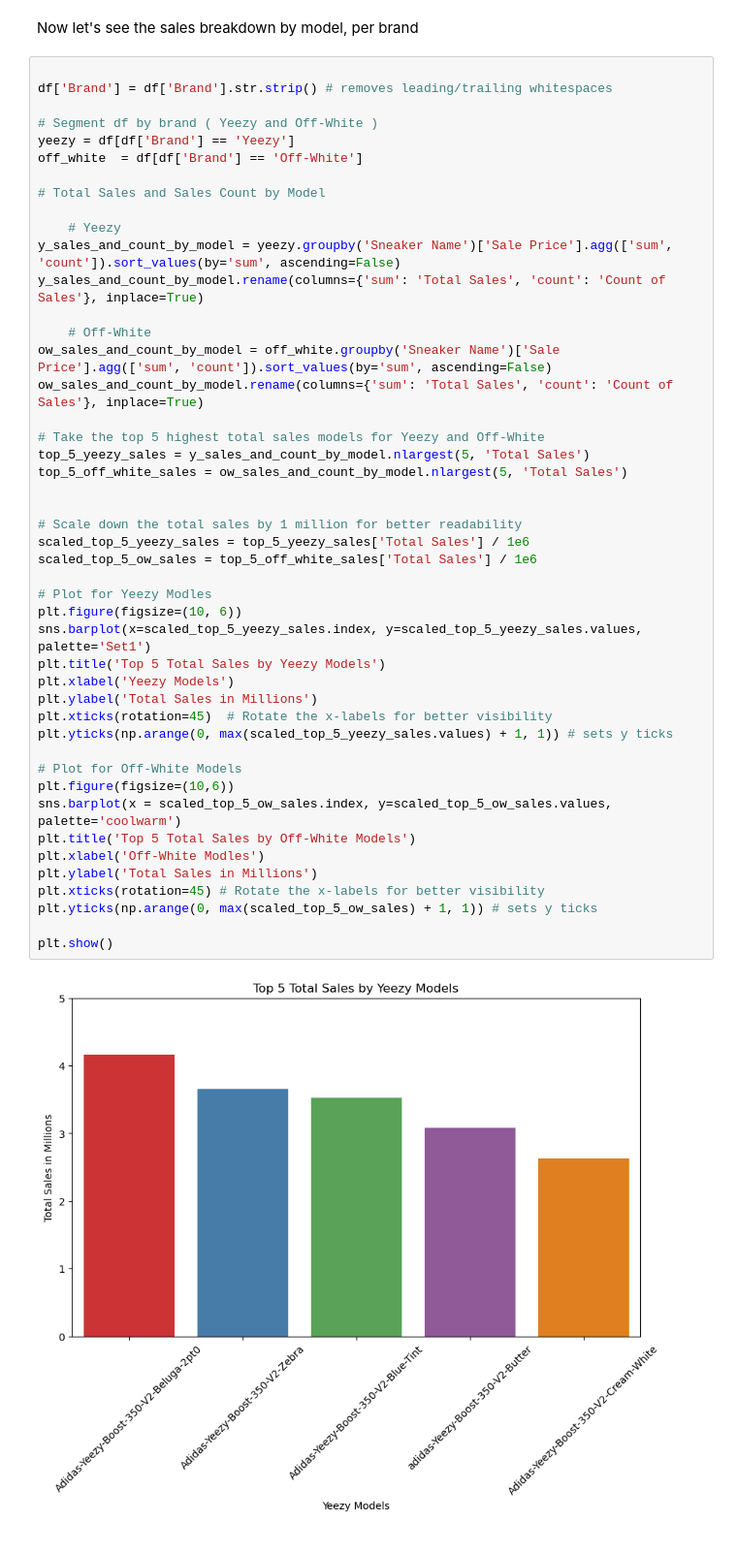
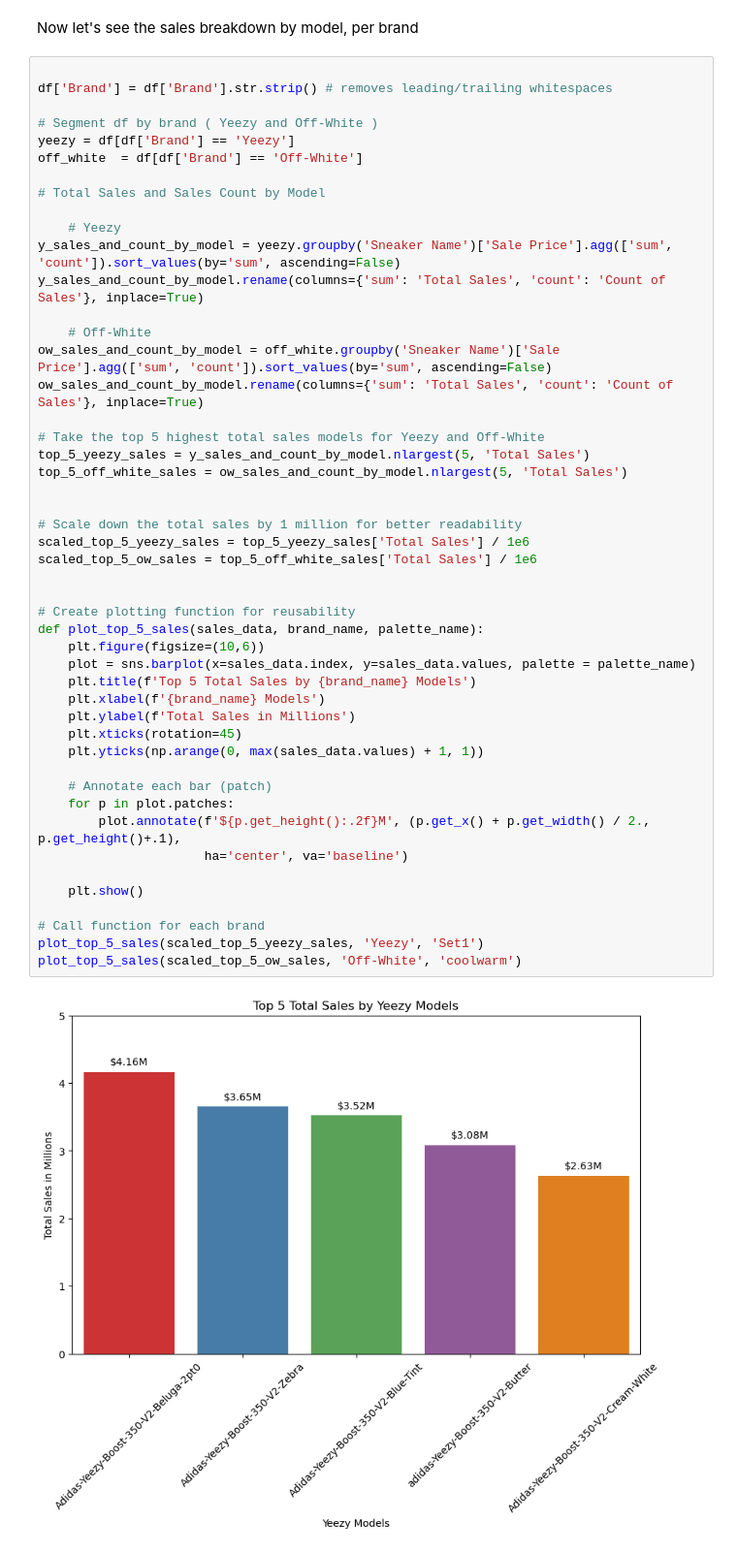
Before and after one commit to Chris-Goyette/sneaker_analysis, a Jupyter notebook: StockX_Sneaker_Analysis.ipynb, the cells around one changed output. Shown: that part at 97% size. Saved outputs shown, nothing was run; the diff lists cells and outputs as text.

Commit message:
refactor: encapsulate barplot logic into a function

```diff
--- a/StockX_Sneaker_Analysis.ipynb
+++ b/StockX_Sneaker_Analysis.ipynb
@@ -236,48 +235,50 @@ Now let's see the sales breakdown by model, per brand
 # %%
 
 df['Brand'] = df['Brand'].str.strip() # removes leading/trailing whitespaces
 
 # Segment df by brand ( Yeezy and Off-White )
 yeezy = df[df['Brand'] == 'Yeezy']
 off_white  = df[df['Brand'] == 'Off-White']
 
 # Total Sales and Sales Count by Model
 
     # Yeezy
 y_sales_and_count_by_model = yeezy.groupby('Sneaker Name')['Sale Price'].agg(['sum', 'count']).sort_values(by='sum', ascending=False)
 y_sales_and_count_by_model.rename(columns={'sum': 'Total Sales', 'count': 'Count of Sales'}, inplace=True)
 
     # Off-White
 ow_sales_and_count_by_model = off_white.groupby('Sneaker Name')['Sale Price'].agg(['sum', 'count']).sort_values(by='sum', ascending=False)
 ow_sales_and_count_by_model.rename(columns={'sum': 'Total Sales', 'count': 'Count of Sales'}, inplace=True)
 
 # Take the top 5 highest total sales models for Yeezy and Off-White
 top_5_yeezy_sales = y_sales_and_count_by_model.nlargest(5, 'Total Sales')
 top_5_off_white_sales = ow_sales_and_count_by_model.nlargest(5, 'Total Sales')
 
 
 # Scale down the total sales by 1 million for better readability
 scaled_top_5_yeezy_sales = top_5_yeezy_sales['Total Sales'] / 1e6
 scaled_top_5_ow_sales = top_5_off_white_sales['Total Sales'] / 1e6
 
-# Plot for Yeezy Modles
-plt.figure(figsize=(10, 6))
-sns.barplot(x=scaled_top_5_yeezy_sales.index, y=scaled_top_5_yeezy_sales.values, palette='Set1')
-plt.title('Top 5 Total Sales by Yeezy Models')
-plt.xlabel('Yeezy Models')
-plt.ylabel('Total Sales in Millions')
-plt.xticks(rotation=45)  # Rotate the x-labels for better visibility
-plt.yticks(np.arange(0, max(scaled_top_5_yeezy_sales.values) + 1, 1)) # sets y ticks
 
-# Plot for Off-White Models
-plt.figure(figsize=(10,6))
-sns.barplot(x = scaled_top_5_ow_sales.index, y=scaled_top_5_ow_sales.values, palette='coolwarm')
-plt.title('Top 5 Total Sales by Off-White Models')
-plt.xlabel('Off-White Modles')
-plt.ylabel('Total Sales in Millions')
-plt.xticks(rotation=45) # Rotate the x-labels for better visibility
-plt.yticks(np.arange(0, max(scaled_top_5_ow_sales) + 1, 1)) # sets y ticks
+# Create plotting function for reusability
+def plot_top_5_sales(sales_data, brand_name, palette_name):
+    plt.figure(figsize=(10,6))
+    plot = sns.barplot(x=sales_data.index, y=sales_data.values, palette = palette_name)
+    plt.title(f'Top 5 Total Sales by {brand_name} Models')
+    plt.xlabel(f'{brand_name} Models')
+    plt.ylabel(f'Total Sales in Millions')
+    plt.xticks(rotation=45)
+    plt.yticks(np.arange(0, max(sales_data.values) + 1, 1))
 
-plt.show()
+    # Annotate each bar (patch)
+    for p in plot.patches:
+        plot.annotate(f'${p.get_height():.2f}M', (p.get_x() + p.get_width() / 2., p.get_height()+.1),
+                      ha='center', va='baseline')
+
+    plt.show()
+
+# Call function for each brand
+plot_top_5_sales(scaled_top_5_yeezy_sales, 'Yeezy', 'Set1')
+plot_top_5_sales(scaled_top_5_ow_sales, 'Off-White', 'coolwarm')
 # %% [output]
-[figure, old version]
+[figure, new version]
```
Also changed, not shown: parts of 2 cells of this notebook.
